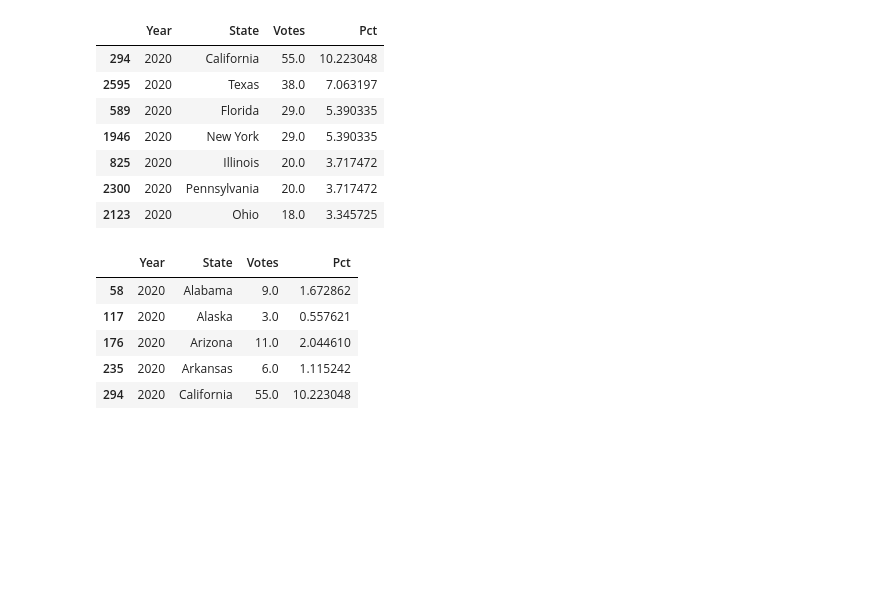
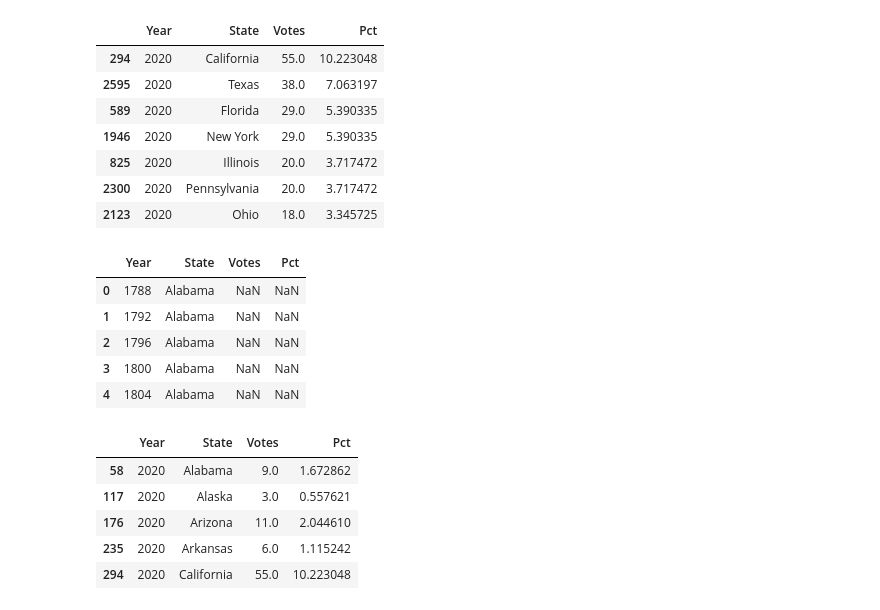
Before and after one commit to bmnds/uea-data-science-03-statistics, a Jupyter notebook: [Estatística04]_Trabalho_Final.ipynb, the cells around one changed output. Cells and saved outputs as stored; diff of their text form; code cells hidden in the pictures; blank space fills up the shorter version.

```diff
--- a/[Estatística04]_Trabalho_Final.ipynb
+++ b/[Estatística04]_Trabalho_Final.ipynb
@@ -212,6 +212,29 @@ Estados com maior representatividade em 2020
 | 825 | 2020 | Illinois | 20.0 | 3.717472 |
 | 2300 | 2020 | Pennsylvania | 20.0 | 3.717472 |
 | 2123 | 2020 | Ohio | 18.0 | 3.345725 |
+# %%
+# Nos EUA, cada Estado possui um 'Peso' na votação representado pela quantidade de 'Ellectors' do colégio eleitoral
+db_governors_country = pd.read_csv('us_elections/governors_county.csv')
+db_governors_county_candidate = pd.read_csv('us_elections/governors_county_candidate.csv')
+db_governors_state = pd.read_csv('us_elections/governors_state.csv')
+db_house_county = pd.read_csv('us_elections/house_county.csv')
+db_house_county_candidate = pd.read_csv('us_elections/house_county_candidate.csv')
+db_house_state = pd.read_csv('us_elections/house_state.csv')
+db_president_county = pd.read_csv('us_elections/president_county.csv')
+db_president_county_candidate = pd.read_csv('us_elections/president_county_candidate.csv')
+db_president_state = pd.read_csv('us_elections/president_state.csv')
+db_senate_county = pd.read_csv('us_elections/senate_county.csv')
+db_senate_county_candidate = pd.read_csv('us_elections/senate_county_candidate.csv')
+db_senate_state = pd.read_csv('us_elections/senate_state.csv')
+
+db_electoral.head()
+# %% [output]
+|  | Year | State | Votes | Pct |
+| 0 | 1788 | Alabama | NaN | NaN |
+| 1 | 1792 | Alabama | NaN | NaN |
+| 2 | 1796 | Alabama | NaN | NaN |
+| 3 | 1800 | Alabama | NaN | NaN |
+| 4 | 1804 | Alabama | NaN | NaN |
 # %%
 db_electoral_2020.head()
 # %% [output]
```
Also changed, not shown: parts of 2 cells of this notebook.
